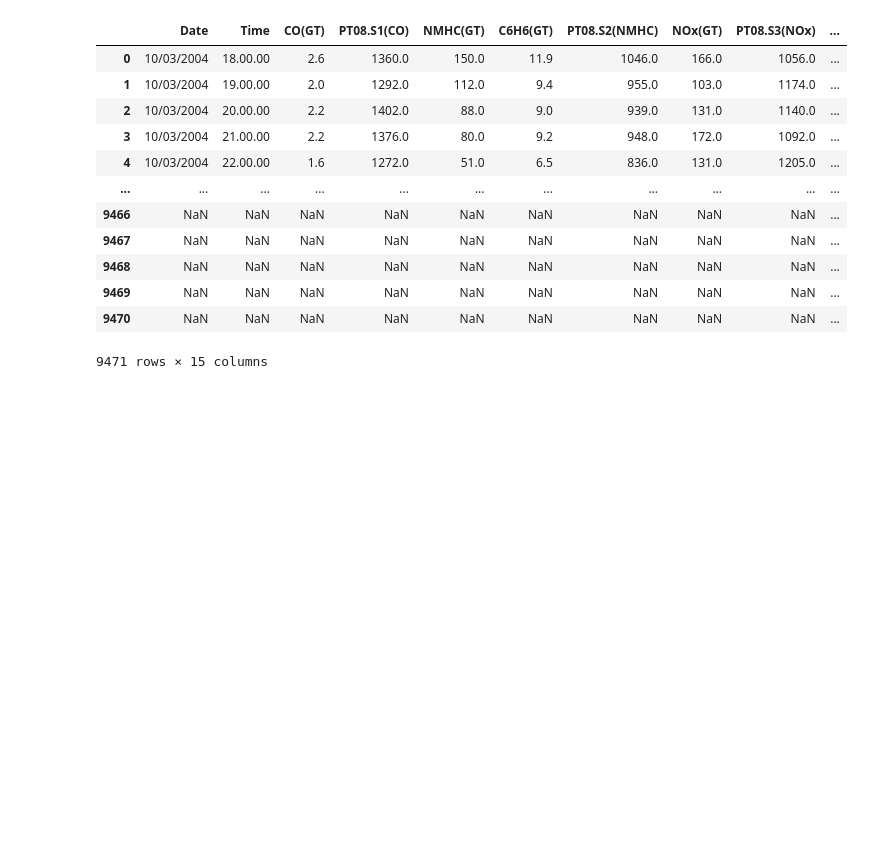
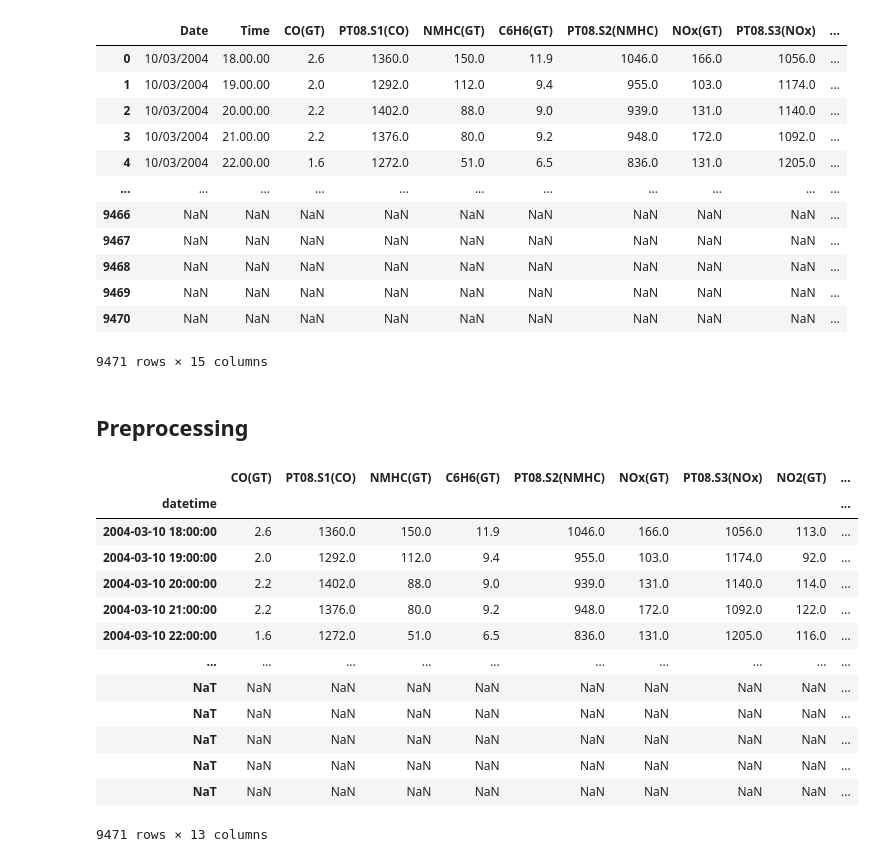
Before and after one commit to matthew-balogh/ost-sm-air-quality, a Jupyter notebook: dataset/dataset_exploration.ipynb, the cells around one changed output. Drawn from its saved outputs; the diff is of its cells as text; code cells hidden in the pictures; blank space fills up the shorter version.

```diff
--- a/dataset/dataset_exploration.ipynb
+++ b/dataset/dataset_exploration.ipynb
@@ -35,3 +37,29 @@ df
 | 9469 | NaN | NaN | NaN | NaN | NaN | NaN | NaN | NaN | NaN | ... |
 | 9470 | NaN | NaN | NaN | NaN | NaN | NaN | NaN | NaN | NaN | ... |
 9471 rows × 15 columns
+# %% [markdown]
+## Preprocessing
+# %%
+def fix_time(t): return str(t).replace('.', ':')
+
+dt = pd.to_datetime(df["Date"] + " " + df["Time"].map(fix_time), dayfirst=True, errors="coerce")
+dfp = df.drop(columns=["Date", "Time"])
+dfp.insert(0, "datetime", dt)
+dfp = dfp.set_index("datetime").sort_index()
+
+dfp
+# %% [output]
+|  | CO(GT) | PT08.S1(CO) | NMHC(GT) | C6H6(GT) | PT08.S2(NMHC) | NOx(GT) | PT08.S3(NOx) | NO2(GT) | ... |
+| datetime |  |  |  |  |  |  |  |  | ... |
+| 2004-03-10 18:00:00 | 2.6 | 1360.0 | 150.0 | 11.9 | 1046.0 | 166.0 | 1056.0 | 113.0 | ... |
+| 2004-03-10 19:00:00 | 2.0 | 1292.0 | 112.0 | 9.4 | 955.0 | 103.0 | 1174.0 | 92.0 | ... |
+| 2004-03-10 20:00:00 | 2.2 | 1402.0 | 88.0 | 9.0 | 939.0 | 131.0 | 1140.0 | 114.0 | ... |
+| 2004-03-10 21:00:00 | 2.2 | 1376.0 | 80.0 | 9.2 | 948.0 | 172.0 | 1092.0 | 122.0 | ... |
+| 2004-03-10 22:00:00 | 1.6 | 1272.0 | 51.0 | 6.5 | 836.0 | 131.0 | 1205.0 | 116.0 | ... |
+| ... | ... | ... | ... | ... | ... | ... | ... | ... | ... |
+| NaT | NaN | NaN | NaN | NaN | NaN | NaN | NaN | NaN | ... |
+| NaT | NaN | NaN | NaN | NaN | NaN | NaN | NaN | NaN | ... |
+| NaT | NaN | NaN | NaN | NaN | NaN | NaN | NaN | NaN | ... |
+| NaT | NaN | NaN | NaN | NaN | NaN | NaN | NaN | NaN | ... |
+| NaT | NaN | NaN | NaN | NaN | NaN | NaN | NaN | NaN | ... |
+9471 rows × 13 columns
```
Also changed, not shown: parts of 3 cells of this notebook.
